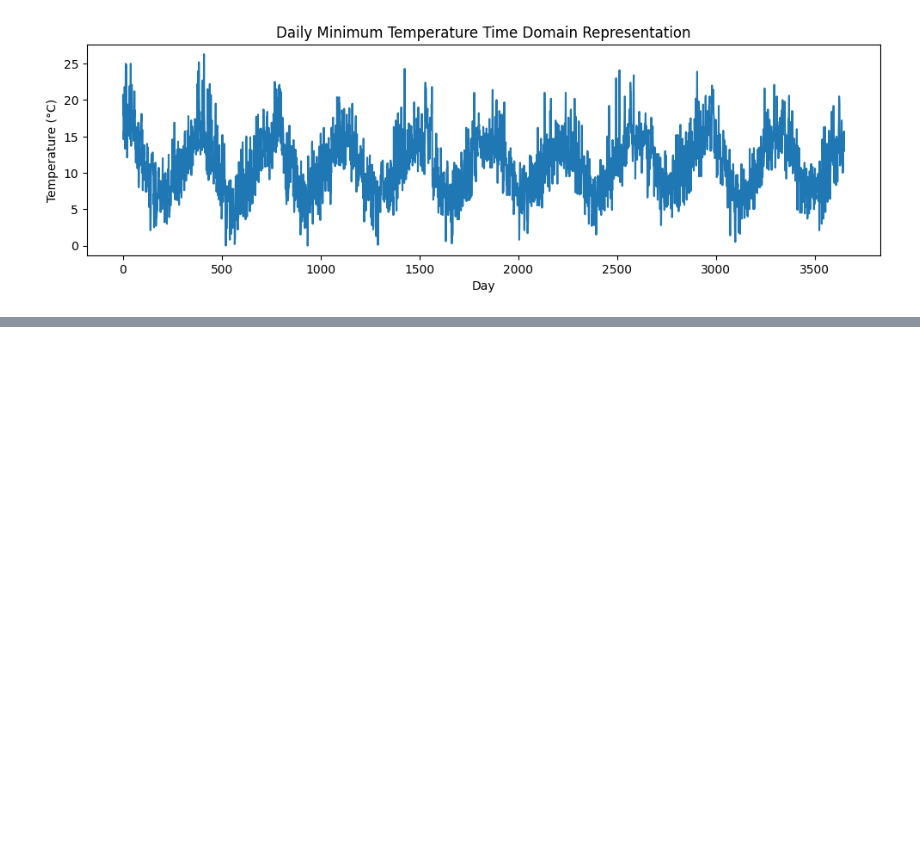
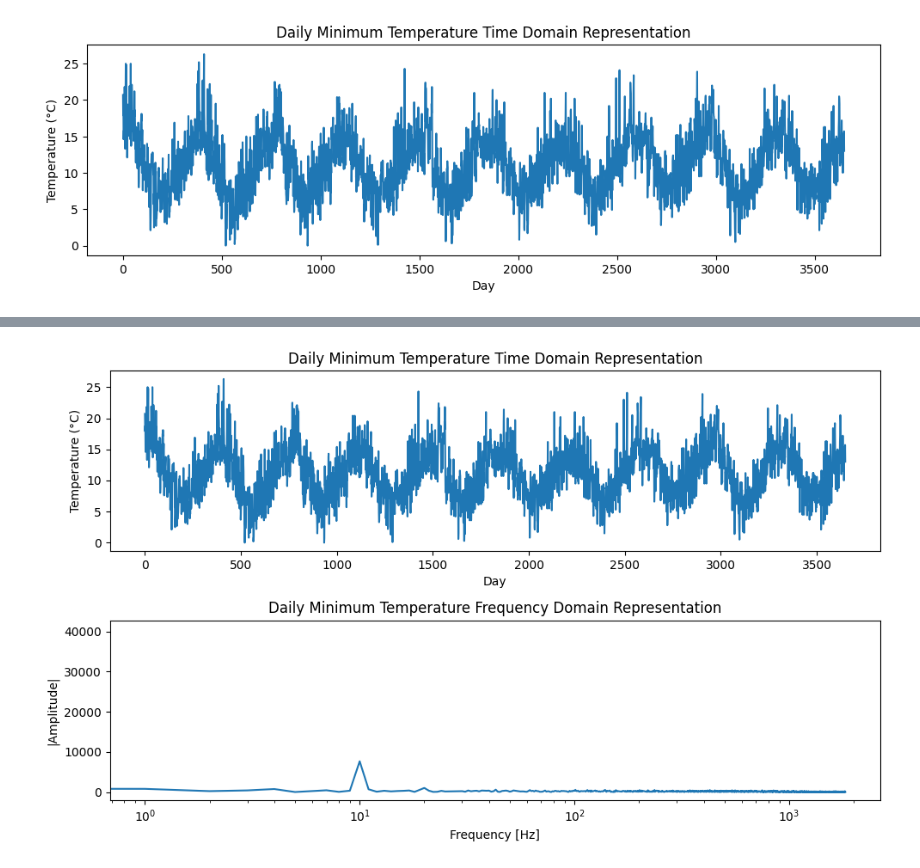
Before and after one commit to Zarathustra4/ML-Essence, a Jupyter notebook: kaggle_sets/data_analisys/min_temp_analisys.ipynb, the cells around one changed output, grey strips where cells are left out. Saved outputs shown, nothing was run; the diff lists cells and outputs as text; code cells hidden in the pictures; blank space fills up the shorter version.

```diff
--- a/kaggle_sets/data_analisys/min_temp_analisys.ipynb
+++ b/kaggle_sets/data_analisys/min_temp_analisys.ipynb
@@ -155,0 +201,26 @@ plt.show()
+# %%
+df_temp = pd.read_csv('../datasets/daily-min-temperatures.csv', sep=',')
+
+temperature = df_temp['Temp'].values
+
+sz = 3650
+x = np.arange(sz)
+
+plt.figure(figsize=(10, 6))
+plt.subplot(2, 1, 1)
+plt.plot(x, temperature)
+plt.title('Daily Minimum Temperature Time Domain Representation')
+plt.xlabel('Day')
+plt.ylabel('Temperature (°C)')
+
+plt.subplot(2, 1, 2)
+plt.xscale('log')
+plt.title('Daily Minimum Temperature Frequency Domain Representation')
+plt.xlabel('Frequency [Hz]')
+plt.ylabel('|Amplitude|')
+plt.plot(abs(np.fft.rfft(temperature)))
+
+plt.tight_layout()
+plt.show()
+# %% [output]
+[figure, added]
```
Also changed, not shown: parts of 5 cells of this notebook.
